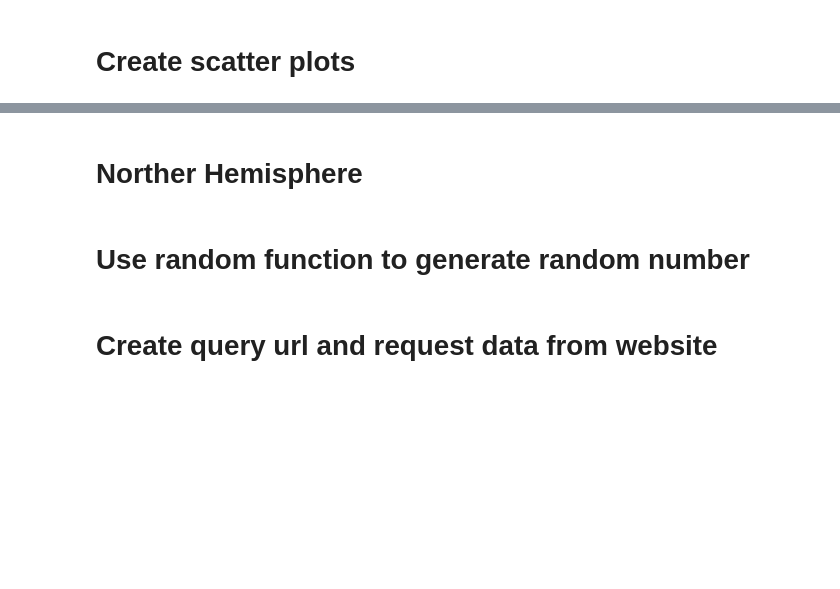
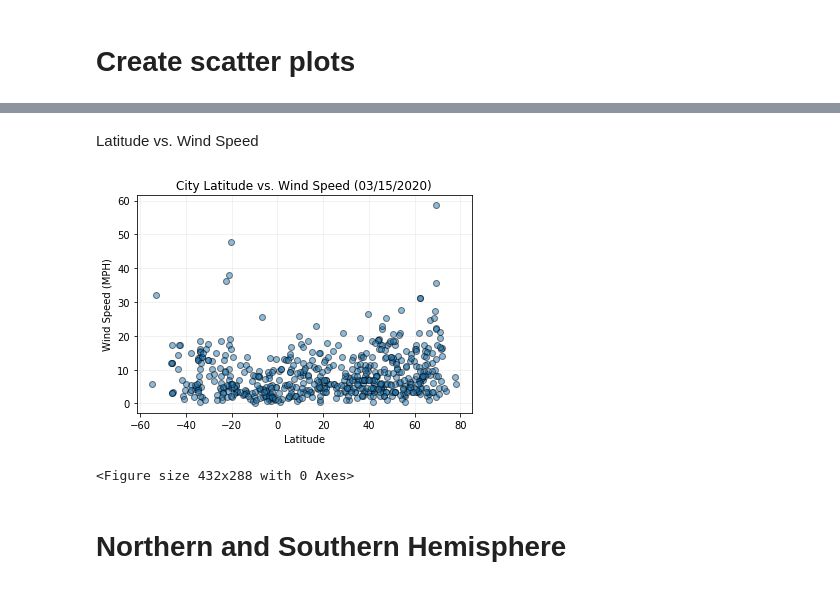
Before and after one commit to PanaratDuke/python-api-challenge, a Jupyter notebook: WeatherPy.ipynb, the cells around one changed output, grey strips where cells are left out. Cells and saved outputs as stored; diff of their text form; code cells hidden in the pictures; blank space fills up the shorter version.

```diff
--- a/WeatherPy.ipynb
+++ b/WeatherPy.ipynb
@@ -217,17 +246,26 @@ plt.show()
+# %% [markdown]
+Latitude vs. Wind Speed
 # %%
 # Build a scatter plot for each data type
-plt.scatter(weather_data["lat"], weather_data["cloudiness"], marker="o")
+plt.scatter(weather_data["lat"], weather_data["wind_speed"],
+            edgecolor='black', alpha=.5)
 
 # Incorporate the other graph properties
-plt.title("City Latitude vs. wind_speed (03/14/20)")
-plt.ylabel("wind_speed (mph)")
+plt.title(f"City Latitude vs. Wind Speed ({title_date})")
+plt.ylabel("Wind Speed (MPH)")
 plt.xlabel("Latitude")
-plt.grid(True)
+plt.grid(alpha=0.2)
 
 # Save the figure
 plt.savefig("WinSpeedInWorldCities.png")
 
 # Show plot
 plt.show()
+
+#print graph to output
+plt.savefig('output_data/latitude_WindSpeed.png')
+# %% [output]
+[figure, added]
+<Figure size 432x288 with 0 Axes>
 # %% [markdown]
-# Norther Hemisphere
+# Northern and Southern Hemisphere
@@ -238,2 +271,0 @@ lat_range = (-180, 180)
-# %% [markdown]
-# Use random function to generate random number
@@ -250,2 +271,0 @@ print_lat_lngs = list(lat_lngs)
-# %% [markdown]
-# Create query url and request data from website
```
Also changed, not shown: parts of 23 cells of this notebook, 9 other files.
